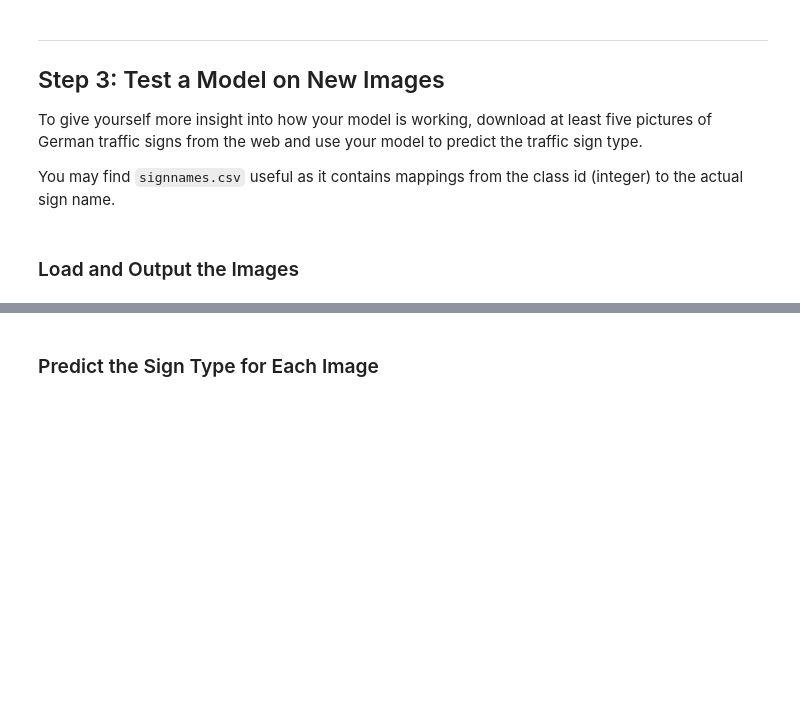
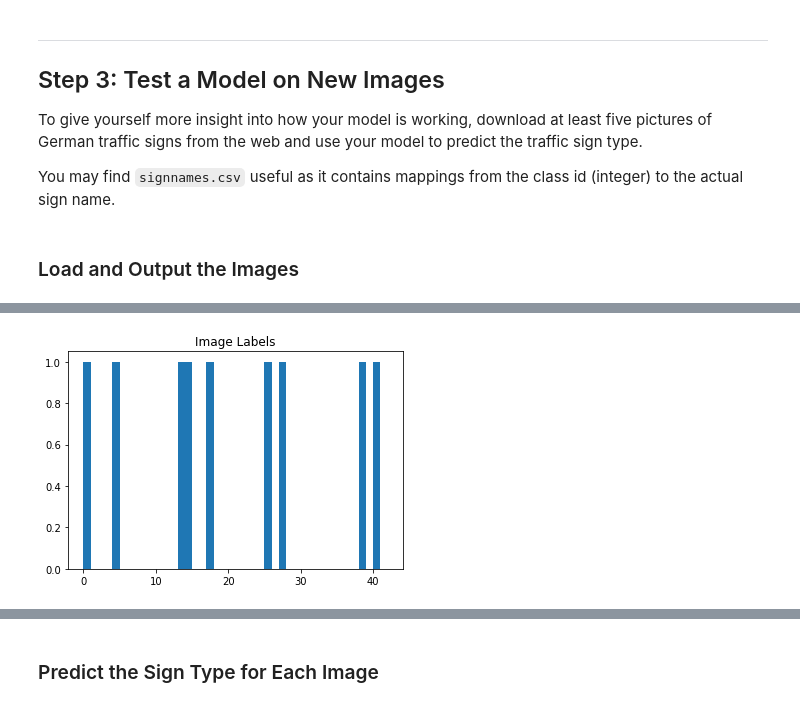
Before and after one commit to LachlanNXT/CarND-Traffic-Sign-Classifier-Project, a Jupyter notebook: Traffic_Sign_Classifier.ipynb, the cells around one changed output, grey strips where cells are left out. Saved outputs shown, nothing was run; the diff lists cells and outputs as text; code cells hidden in the pictures; blank space fills up the shorter version.

```diff
--- a/Traffic_Sign_Classifier.ipynb
+++ b/Traffic_Sign_Classifier.ipynb
@@ -401,0 +434,6 @@ You may find `signnames.csv` useful as it contains mappings from the class id (i
+# %%
+plt.hist(y_images,bin_edges)
+plt.title("Image Labels")
+plt.savefig('ImageLabels.png', bbox_inches='tight')
+# %% [output]
+[figure, added]
```
Also changed, not shown: parts of 13 cells of this notebook, 17 other files.
